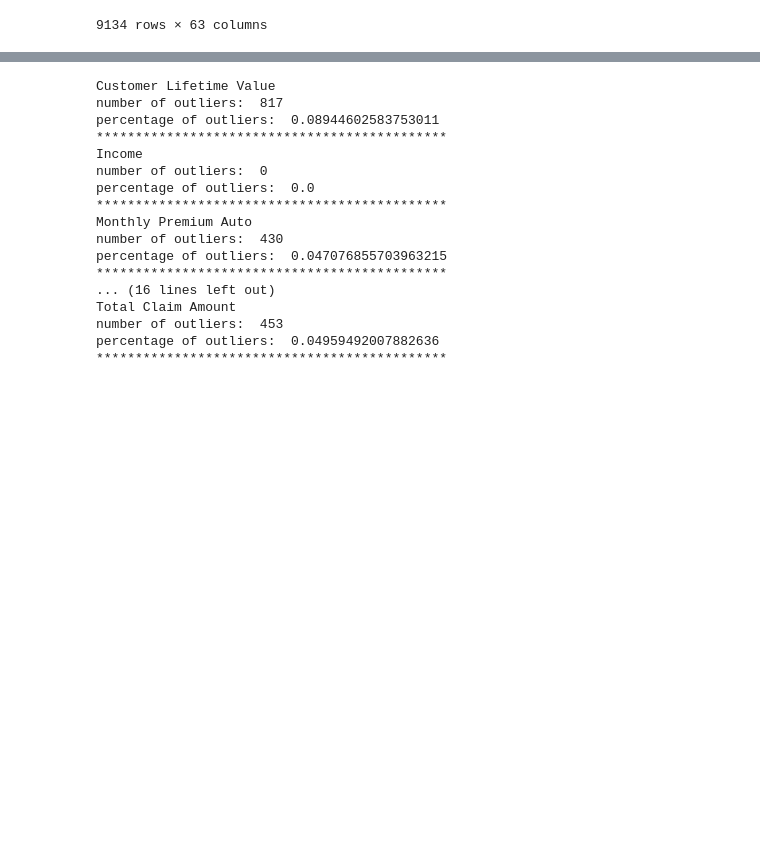
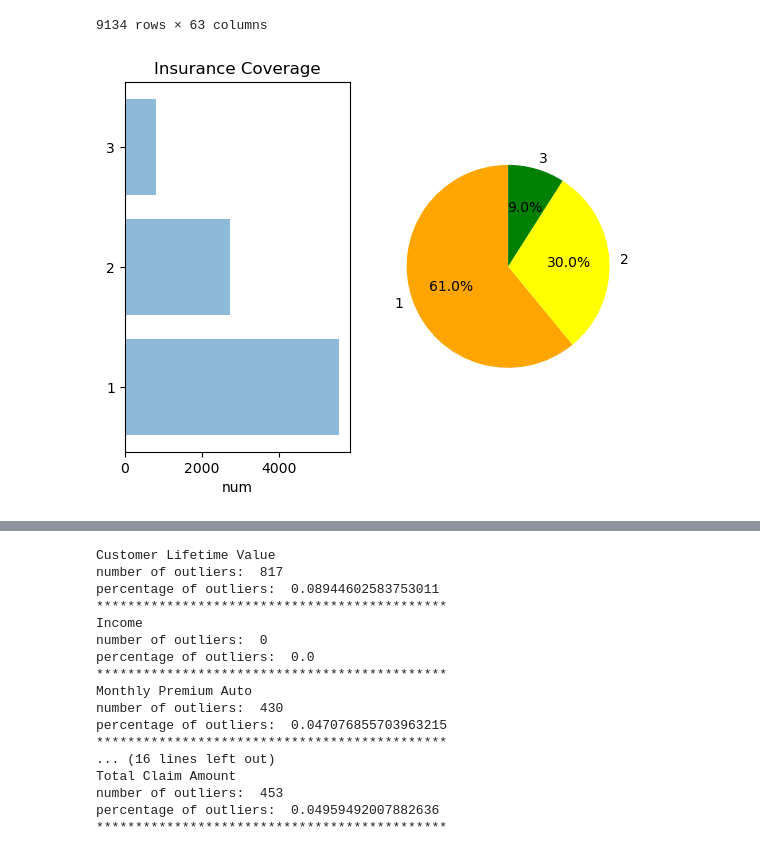
Before and after one commit to jiashaoxiong/4523-A-Group, a Jupyter notebook: WS_Part1.ipynb, the cells around one changed output, grey strips where cells are left out. Saved outputs shown, nothing was run; the diff lists cells and outputs as text; code cells hidden in the pictures; blank space fills up the shorter version.

```diff
--- a/WS_Part1.ipynb
+++ b/WS_Part1.ipynb
@@ -94,3 +92,26 @@ df_transfered.to_csv('encoded_data.csv')
+# %%
+def class_num_visualize(df):
+    all_class = list(df['Coverage'].unique())
+    num_class = [sum(df['Coverage'] == ele) for ele in all_class]
+    y_pos = np.arange(len(all_class))
+    colors=['orange', 'yellow', 'green']
+    plt.subplot(1, 2, 1)
+    plt.barh(y_pos, num_class, align='center', alpha=0.5)
+    plt.yticks(y_pos, all_class)
+    plt.xlabel('num')
+    plt.title('Insurance Coverage')
+    plt.subplot(1, 2, 2)
+    colors=['orange', 'yellow', 'green']
+    plt.pie(num_class,labels=all_class, colors=colors, startangle=90, autopct='%1.1f%%')
+    plt.axis('equal')
+
+    plt.show()
+
+
+class_num_visualize(df_transfered) #indicates there is no obvious imbalanced class
+#'Premium': 3, 'Extended': 2, 'Basic': 1
+# %% [output]
+[figure, added]
 # %%
 def check_outlier(df):
     col = num_list #all columns except the target value
```
Also changed, not shown: parts of 9 cells of this notebook.
